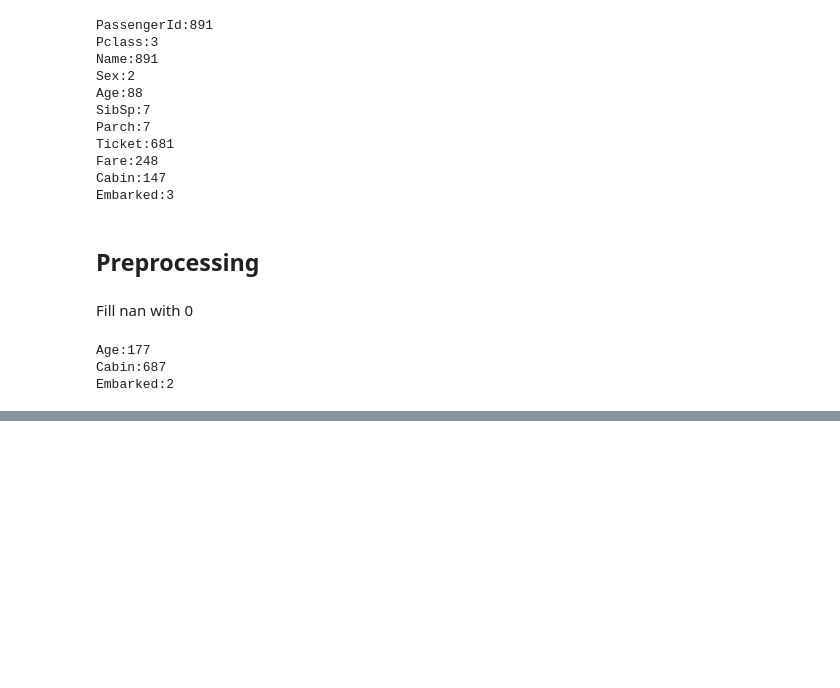
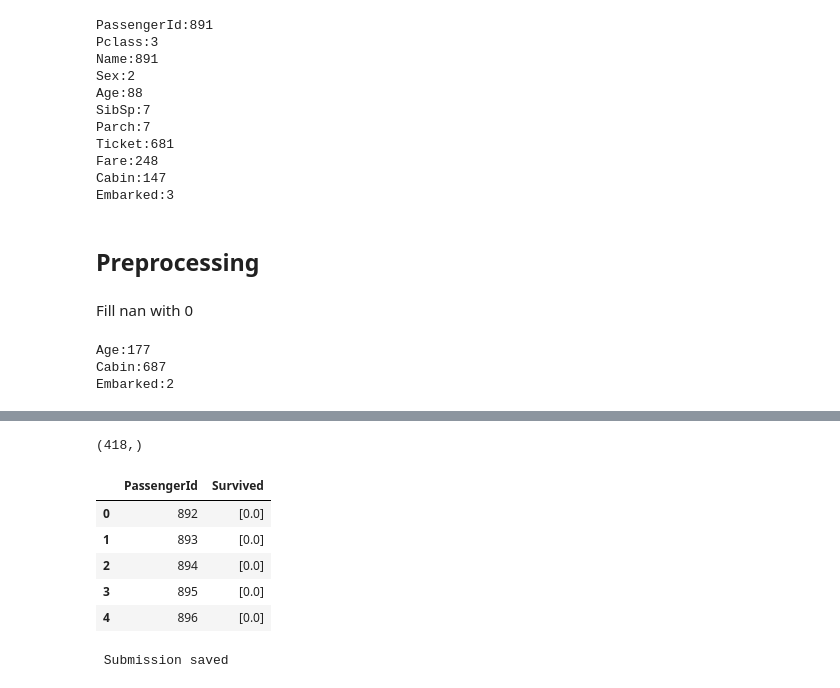
Before and after one commit to mrsalty/notebooks, a Jupyter notebook: titanic-machine-learning-from-disaster.ipynb, the cells around one changed output, grey strips where cells are left out. Saved outputs shown, nothing was run; the diff lists cells and outputs as text; code cells hidden in the pictures; blank space fills up the shorter version.

```diff
--- a/titanic-machine-learning-from-disaster.ipynb
+++ b/titanic-machine-learning-from-disaster.ipynb
@@ -108,0 +180,10 @@ Embarked:2
+# %%
+input = Input(shape=(8,))
+x = Dense(64, activation='relu')(input)
+x = BatchNormalization()(x)
+x = Dense(128, activation='relu',)(x)
+x = BatchNormalization()(x)
+x = Dense(64, activation='relu',)(x)
+x = BatchNormalization()(x)
+x = Dense(1, activation='sigmoid')(x)
+model = Model(inputs=input, outputs=x)
@@ -108,0 +192,17 @@ Embarked:2
+# %%
+early_stopping_callback = EarlyStopping(monitor='val_loss', patience = 2, verbose=1)
+
+model.compile(optimizer='adam'
+                    , loss='binary_crossentropy'
+                    , metrics=['accuracy'])
+# %%
+NUM_EPOCHS = 20
+BATCH_SIZE = 128
+
+history = model.fit(X_train
+                    , y_train
+                    , epochs=NUM_EPOCHS
+                    , batch_size=BATCH_SIZE
+                    , validation_data=(X_val, y_val)
+                    , verbose=1
+                    , callbacks=[early_stopping_callback])
@@ -108,0 +228,23 @@ Embarked:2
+# %%
+X_submission_passengerId.shape
+# %% [output]
+(418,)
+# %%
+y_true, y_pred = y_test, model.predict(X_submission)
+y_pred[y_pred <= 0.5] = 0.
+y_pred[y_pred > 0.5] = 1.
+final_df = pd.DataFrame({'PassengerId': X_submission_passengerId, 'Survived': pd.Series(y_pred.tolist())})
+# %%
+final_df.head()
+# %% [output]
+|  | PassengerId | Survived |
+| 0 | 892 | [0.0] |
+| 1 | 893 | [0.0] |
+| 2 | 894 | [0.0] |
+| 3 | 895 | [0.0] |
+| 4 | 896 | [0.0] |
+# %%
+final_df.to_csv('submission.csv', index=False)
+print(" Submission saved")
+# %% [output]
+ Submission saved
```
Also changed, not shown: parts of 22 cells of this notebook.
